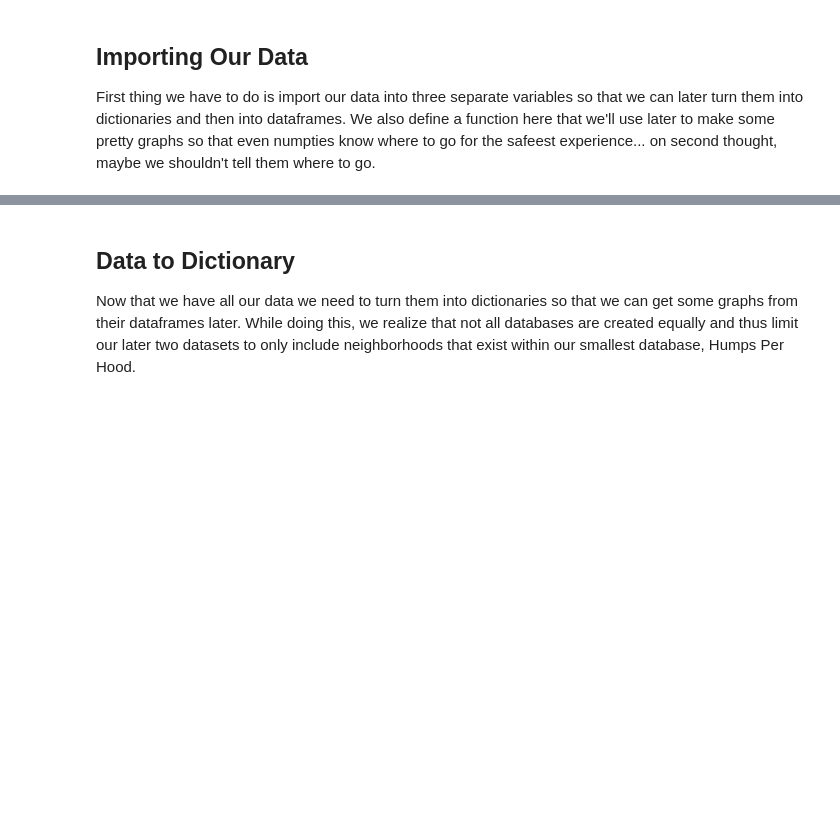
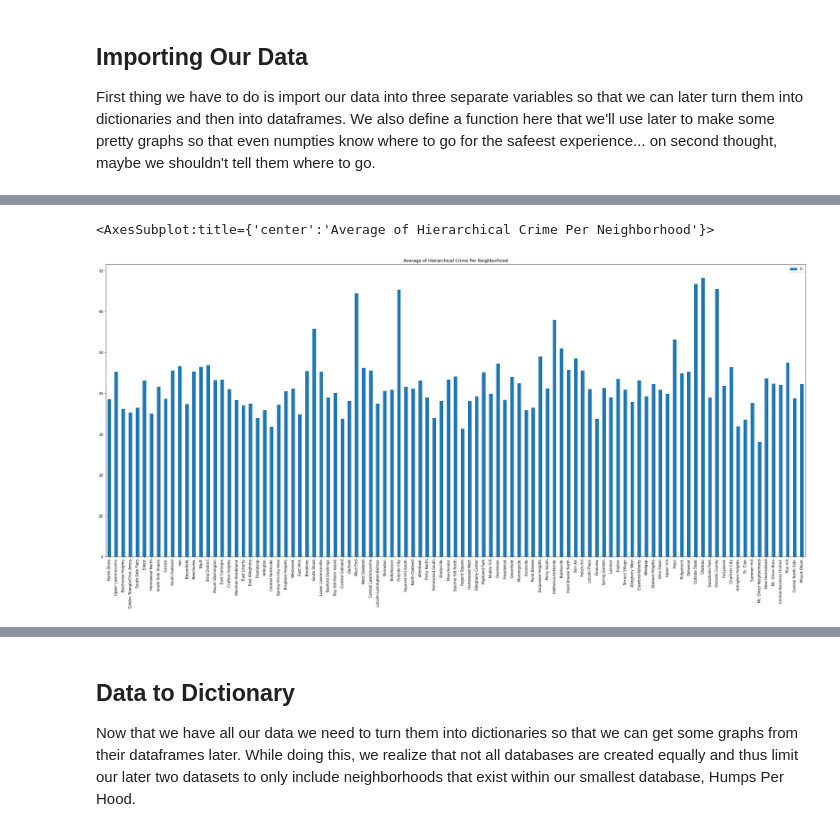
Before and after one commit to MasonGobat/bigIdeasFinalProject, a Jupyter notebook: hoodSafety.ipynb, the cells around one changed output, grey strips where cells are left out. Drawn from its saved outputs; the diff is of its cells as text; code cells hidden in the pictures; blank space fills up the shorter version.

```diff
--- a/hoodSafety.ipynb
+++ b/hoodSafety.ipynb
@@ -24,0 +60,5 @@ humps = pd.read_csv("data/speedhumps.csv")
+# %%
+mean_dataframe.plot(kind = "bar", figsize=(35,15), title = "Average of Hierarchical Crime Per Neighborhood")
+# %% [output]
+<AxesSubplot:title={'center':'Average of Hierarchical Crime Per Neighborhood'}>
+[figure, added]
```
Also changed, not shown: parts of 24 cells of this notebook.
